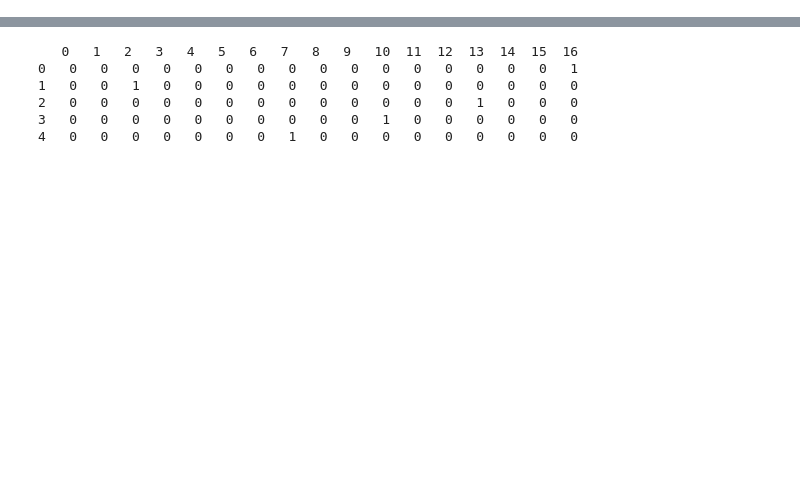
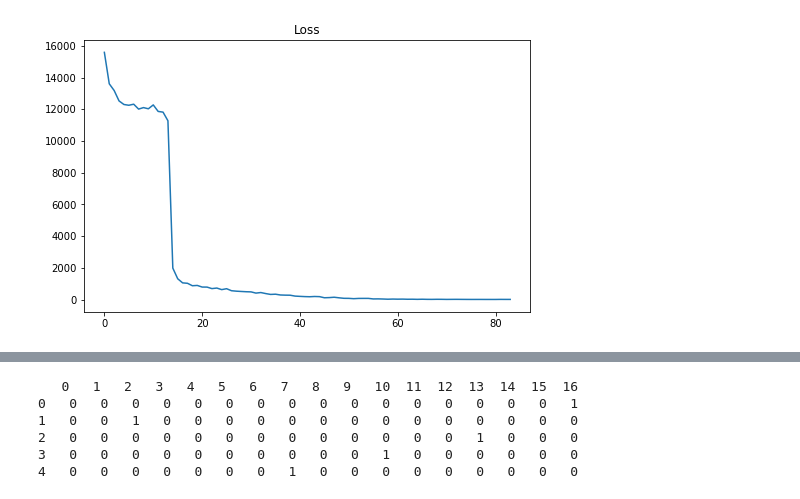
Before and after one commit to codingzhj/Alibaba-German-AI-Challenge, a Jupyter notebook: Deep CNN.ipynb, the cells around one changed output, grey strips where cells are left out. Cells and saved outputs as stored; diff of their text form; code cells hidden in the pictures; blank space fills up the shorter version.

```diff
--- a/Deep CNN.ipynb
+++ b/Deep CNN.ipynb
@@ -293,0 +433,11 @@ plt.show()
+# %%
+import matplotlib.pyplot as plt
+
+xx = list(range(len(Loss)))
+
+plt.figure(figsize = (8,5))
+plt.plot(xx,Loss)
+plt.title('Loss')
+plt.show()
+# %% [output]
+[figure, added]
```
Also changed, not shown: parts of 19 cells of this notebook.
